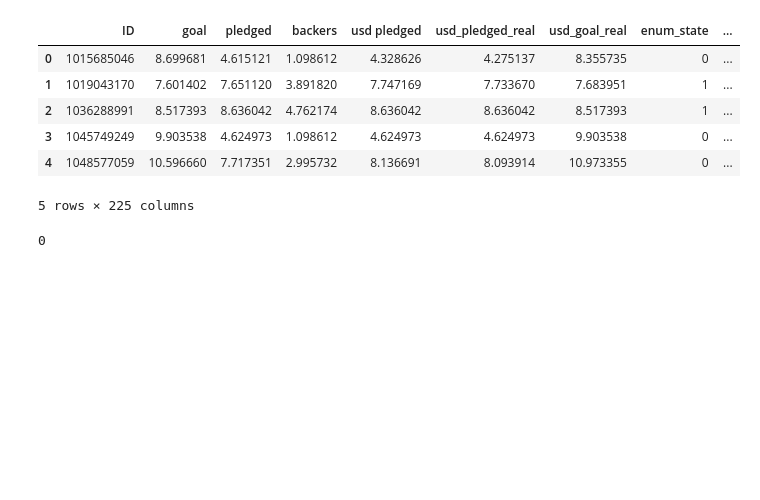
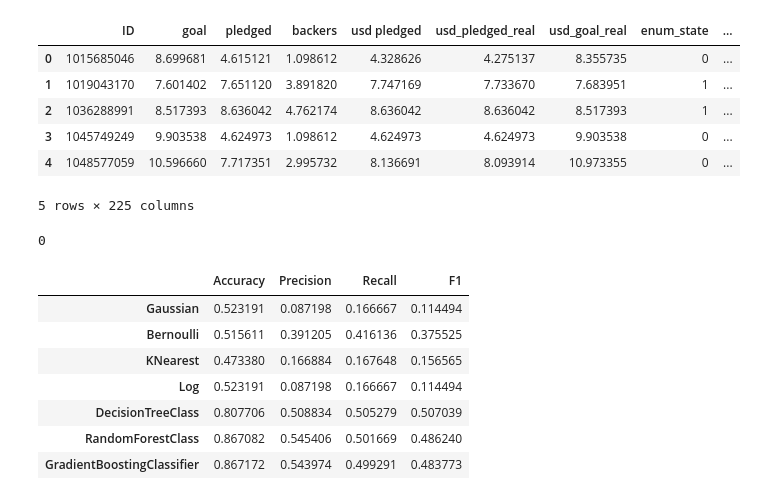
Before and after one commit to miamedra2/Multiclass_NLP, a Jupyter notebook: Multiclass_NLP.ipynb, the cells around one changed output. Cells and saved outputs as stored; diff of their text form; code cells hidden in the pictures; blank space fills up the shorter version.

Commit message:
Commit: Ran the Classification() and found f1 scores using macro 	as an argument for average in f1, recall, prediction.  Decision Trees 	has an f1 score of .5. 	modified:   Multiclass_NLP.ipynb

```diff
--- a/Multiclass_NLP.ipynb
+++ b/Multiclass_NLP.ipynb
@@ -393,5 +393,49 @@ def OptimalRegression(XData, y):
     #stats = metrics.sort_values('F1', ascending = False)
 
     return
+# %%
+g = GaussianNB()
+b = BernoulliNB()
+k = KNeighborsClassifier()
+log = LogisticRegression()
+dtc = DecisionTreeClassifier()
+rfc = RandomForestClassifier()
+gbc = GradientBoostingClassifier()
+# %%
+algorithms = [g, b, k, log, dtc, rfc, gbc]
+names = ['Gaussian', 'Bernoulli', 'KNearest', 'Log', 'DecisionTreeClass', 'RandomForestClass', 'GradientBoostingClassifier']
+# %%
+X_train, X_test, y_train, y_test = train_test_split(df.drop('enum_state', axis=1), df['enum_state'], test_size = 0.1, random_state=15)
+# %%
+def classification():
+    accuracy = []
+    precision = []
+    recall = []
+    f1 =[]
+    for i in range(len(algorithms)):
+        algorithms[i].fit(X_train, y_train)
+    for i in range(len(algorithms)):
+        accuracy.append(accuracy_score(y_test, algorithms[i].predict(X_test)))
+        precision.append(precision_score(y_test, algorithms[i].predict(X_test), average = 'macro'))
+        recall.append(recall_score(y_test, algorithms[i].predict(X_test), average = 'macro'))
+        f1.append(f1_score(y_test, algorithms[i].predict(X_test), average = 'macro'))
+
+    met = pd.DataFrame(columns = ['Accuracy', 'Precision', 'Recall', 'F1'], index = names)
+    met['Accuracy'] = accuracy
+    met['Precision'] = precision
+    met['Recall'] = recall
+    met['F1'] = f1
+    return met
+# %%
+classification()
+# %% [output]
+|  | Accuracy | Precision | Recall | F1 |
+| Gaussian | 0.523191 | 0.087198 | 0.166667 | 0.114494 |
+| Bernoulli | 0.515611 | 0.391205 | 0.416136 | 0.375525 |
+| KNearest | 0.473380 | 0.166884 | 0.167648 | 0.156565 |
+| Log | 0.523191 | 0.087198 | 0.166667 | 0.114494 |
+| DecisionTreeClass | 0.807706 | 0.508834 | 0.505279 | 0.507039 |
+| RandomForestClass | 0.867082 | 0.545406 | 0.501669 | 0.486240 |
+| GradientBoostingClassifier | 0.867172 | 0.543974 | 0.499291 | 0.483773 |
 # %%
 OptimalRegression(df.drop('enum_state', axis=1), df['enum_state'])
```
Also changed, not shown: parts of 1 cell of this notebook.
